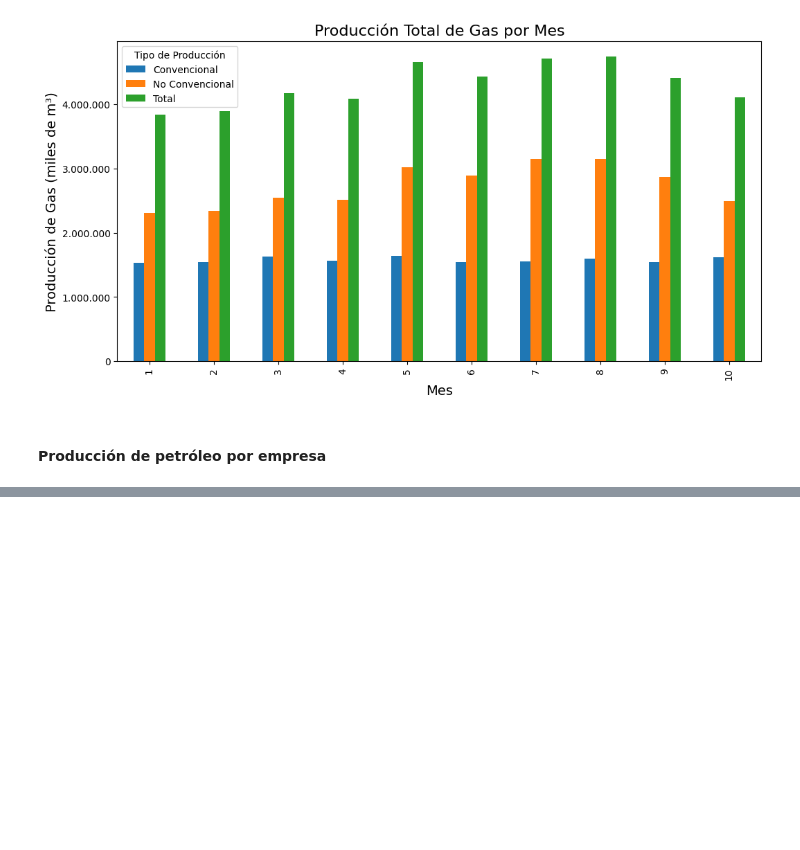
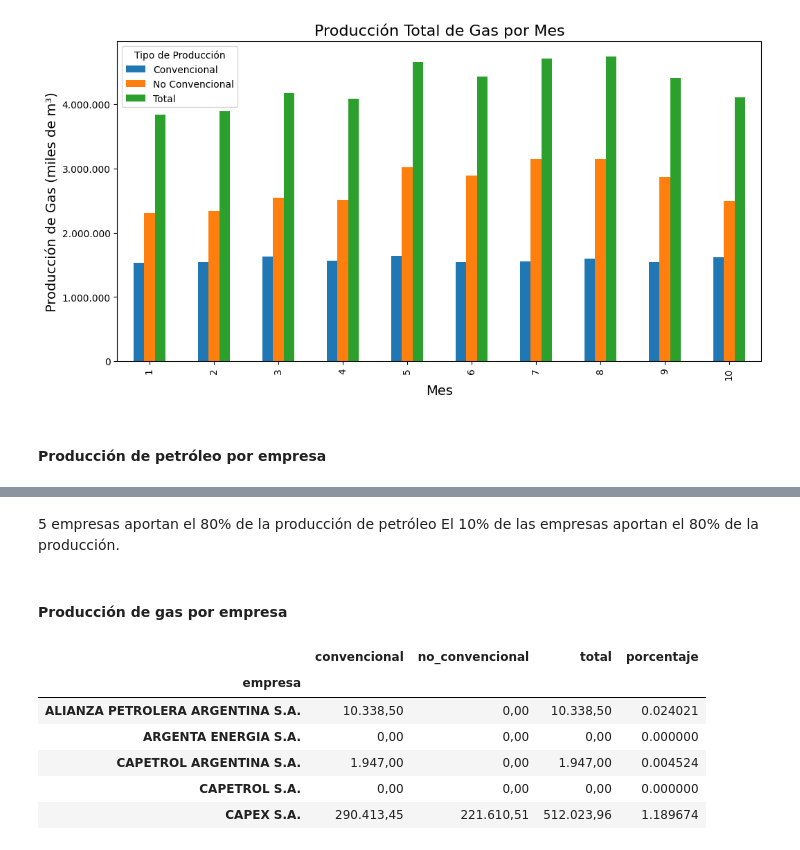
Before and after one commit to Nicopiwi/tps-calidad-de-datos, a Jupyter notebook: tp2/puntoD.ipynb, the cells around one changed output, grey strips where cells are left out. Drawn from its saved outputs; the diff is of its cells as text; code cells hidden in the pictures; blank space fills up the shorter version.

```diff
--- a/tp2/puntoD.ipynb
+++ b/tp2/puntoD.ipynb
@@ -715,0 +778,25 @@ plt.show()
+# %% [markdown]
+5 empresas aportan el 80% de la producción de petróleo
+El 10% de las empresas aportan el 80% de la producción.
+# %% [markdown]
+#### Producción de gas por empresa
+# %%
+# Calcular el total de producción de todas las empresas
+total_produccion_g_general = df_prod_g_total_por_empresa['total'].sum()
+
+# Agregar una nueva columna con el porcentaje de producción sobre el total
+df_prod_g_total_por_empresa['porcentaje'] = (df_prod_g_total_por_empresa['total'] / total_produccion_g_general) * 100
+
+# Formatear el resultado para verlo mejor
+df_prod_g_total_por_empresa_formato = df_prod_g_total_por_empresa.copy()
+df_prod_g_total_por_empresa_formato[['convencional', 'no_convencional', 'total']] = df_prod_g_total_por_empresa_formato[['convencional', 'no_convencional', 'total']].map(formato_espanol)
+
+df_prod_g_total_por_empresa_formato.head()
+# %% [output]
+|  | convencional | no_convencional | total | porcentaje |
+| empresa |  |  |  |  |
+| ALIANZA PETROLERA ARGENTINA S.A. | 10.338,50 | 0,00 | 10.338,50 | 0.024021 |
+| ARGENTA ENERGIA S.A. | 0,00 | 0,00 | 0,00 | 0.000000 |
+| CAPETROL ARGENTINA S.A. | 1.947,00 | 0,00 | 1.947,00 | 0.004524 |
+| CAPETROL S.A. | 0,00 | 0,00 | 0,00 | 0.000000 |
+| CAPEX S.A. | 290.413,45 | 221.610,51 | 512.023,96 | 1.189674 |
```
Also changed, not shown: parts of 8 cells of this notebook.
